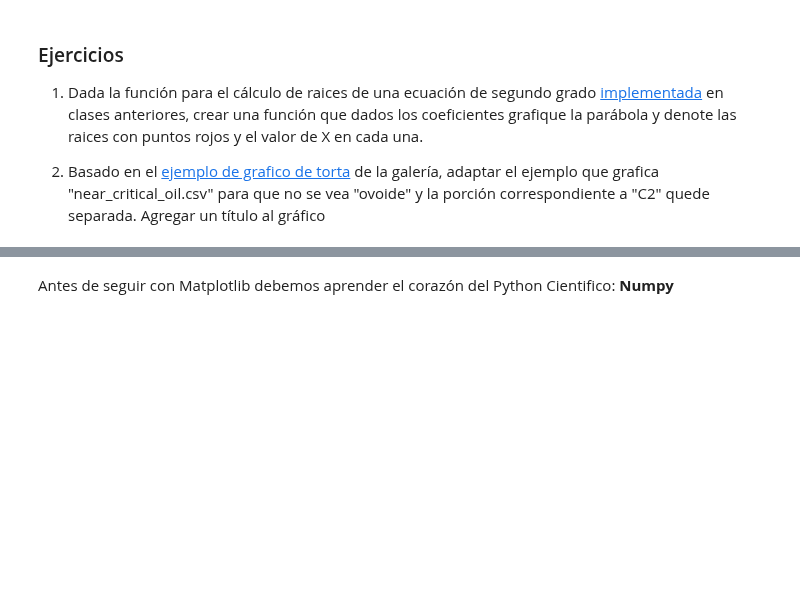
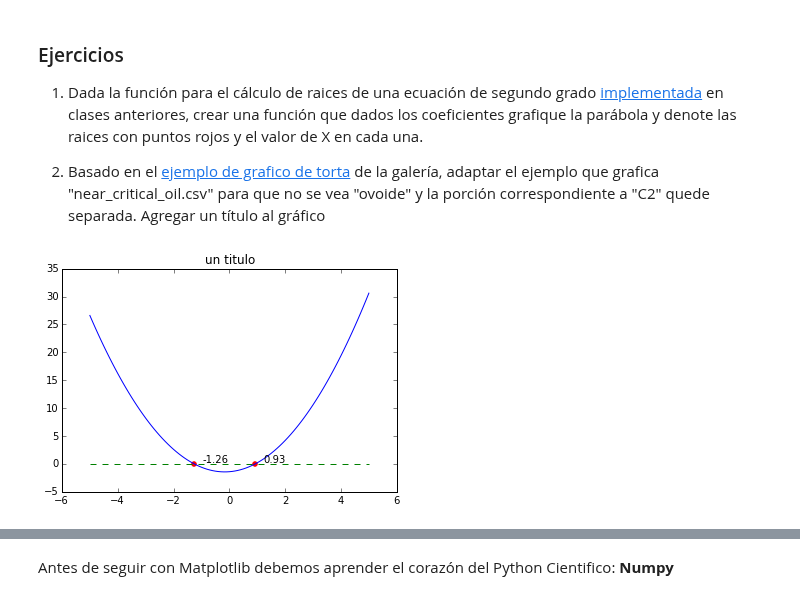
Before and after one commit to mgaitan/curso-python-cientifico, a Jupyter notebook: Clase 4.ipynb, the cells around one changed output, grey strips where cells are left out. Saved outputs shown, nothing was run; the diff lists cells and outputs as text; code cells hidden in the pictures; blank space fills up the shorter version.

```diff
--- a/Clase 4.ipynb
+++ b/Clase 4.ipynb
@@ -85,3 +168,30 @@ pyplot.hist(campana, bins=15);
 
 
 2. Basado en el [ejemplo de grafico de torta](http://matplotlib.org/examples/pie_and_polar_charts/pie_demo_features.html) de la galería, adaptar el ejemplo que grafica "near_critical_oil.csv" para que no se vea "ovoide" y la porción correspondiente a "C2" quede separada. Agregar un título al gráfico
+# %%
+# %load https://gist.githubusercontent.com/mgaitan/f0ceedbc1890038cf27f/raw/48fe60095644647d8b5b084b60547b4da0751201/plot_parabola.py
+def baskara(a, b=0, c=0):
+    """dados los coeficientes, encuentra los valores de x tal que ax^2 + bx + c = 0"""
+
+    discriminante = (b**2 - 4*a*c)**0.5
+    x1 = (-b + discriminante)/(2*a)
+    x2 = (-b - discriminante)/(2*a)
+    return (x1, x2)
+
+
+def plot_parabola(a, b=0, c=0):
+    X = [.1 * i for i in range(-50, 51)]
+    Y = [(a*x**2 + b*x + c)  for x in X]
+    pyplot.plot(X,Y)
+    pyplot.plot(x, [0 for x in X], linestyle='dashed')
+    pyplot.title('un titulo')
+    x1, x2 = baskara(a, b, c)
+    if not isinstance(x1, complex):
+        pyplot.scatter([x1, x2], [0, 0], color='red')
+        pyplot.annotate(s=round(x1, 2), xy=(x1, 0), xytext=(x1+0.3, .2))
+        pyplot.annotate(s=round(x2, 2), xy=(x2, 0), xytext=(x2 + .3, .2))
+
+
+plot_parabola(1.2, b=0.4, c=-1.4)
+# %% [output]
+[figure, added]
```
Also changed, not shown: parts of 115 cells of this notebook, 1 other file.
